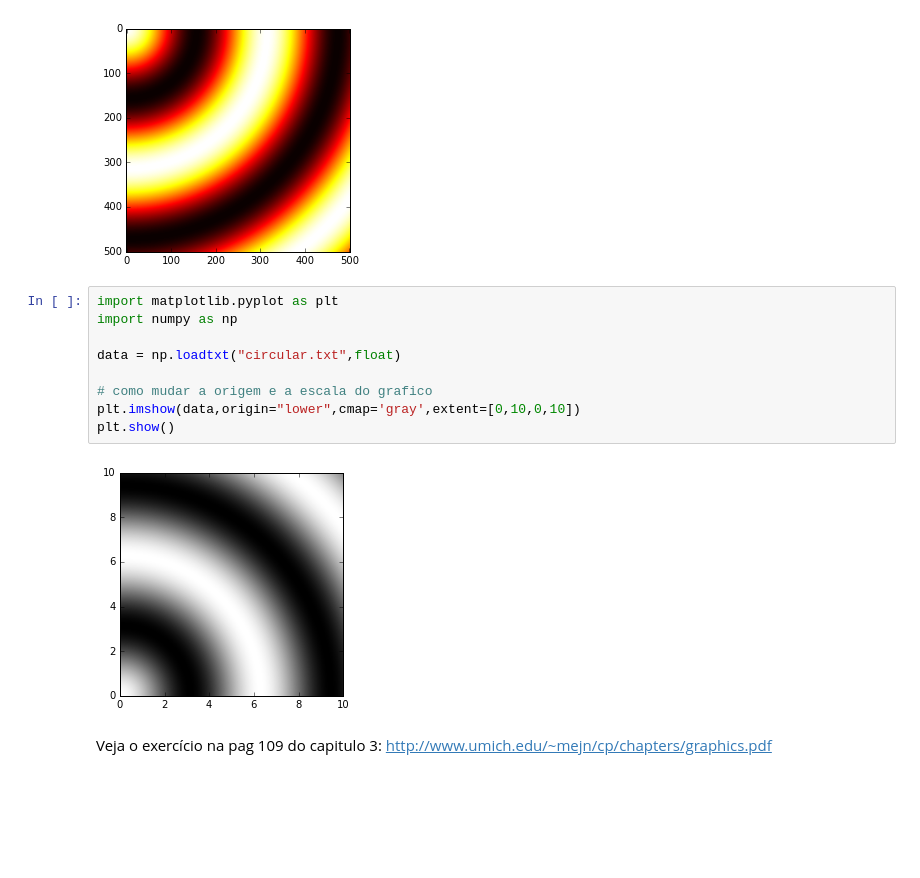
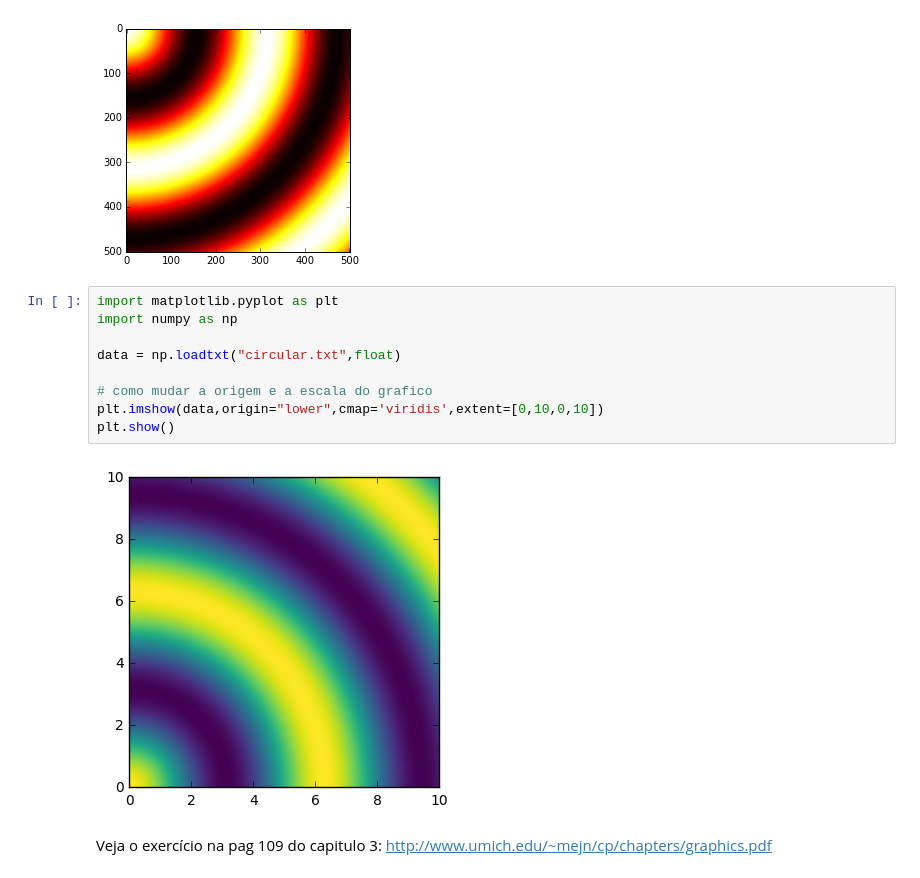
Before and after one commit to hektor-monteiro/python-notebooks, a Jupyter notebook: aula-6.ipynb, the cells around one changed output. Drawn from its saved outputs; the diff is of its cells as text; blank space fills up the shorter version.

```diff
--- a/aula-6.ipynb
+++ b/aula-6.ipynb
@@ -259,14 +344,14 @@ plt.show()
 # %%
 import matplotlib.pyplot as plt
 import numpy as np
 
 data = np.loadtxt("circular.txt",float)
 
 # como mudar a origem e a escala do grafico
-plt.imshow(data,origin="lower",cmap='gray',extent=[0,10,0,10])
+plt.imshow(data,origin="lower",cmap='viridis',extent=[0,10,0,10])
 plt.show()
 # %% [output]
-[figure, old version]
+[figure, new version]
 # %% [markdown]
 Veja o exercício na pag 109 do capitulo 3: http://www.umich.edu/~mejn/cp/chapters/graphics.pdf
 # %%
```
Also changed, not shown: parts of 16 cells of this notebook.
